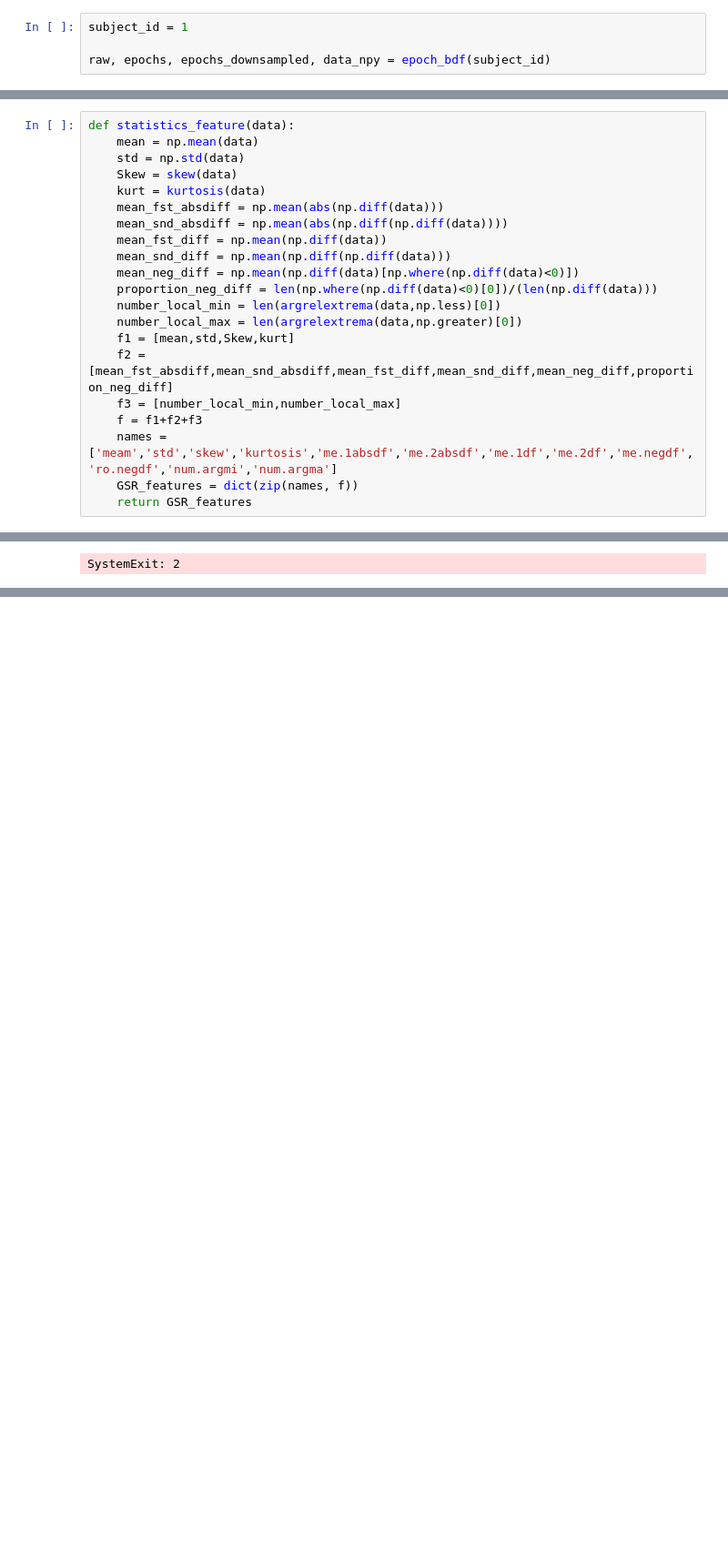
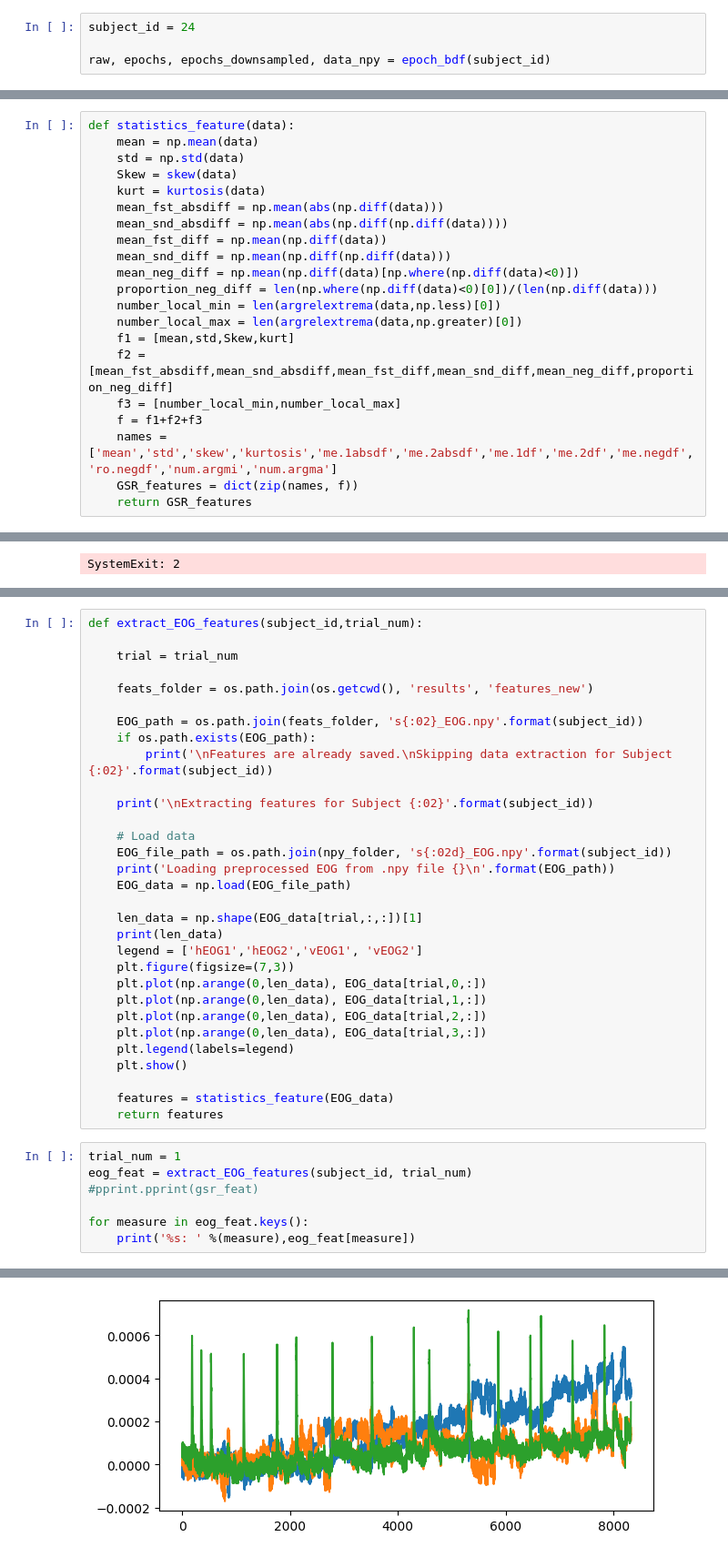
Before and after one commit to Simurgh818/BMED_6517_emotional_state_classifier, a Jupyter notebook: emotional_state_classifier.ipynb, the cells around one changed output, grey strips where cells are left out. Shown at 91% size. Saved outputs shown, nothing was run; the diff lists cells and outputs as text; blank space fills up the shorter version.

Commit message:
drafting EMG and EOG feature extraction functions.

```diff
--- a/emotional_state_classifier.ipynb
+++ b/emotional_state_classifier.ipynb
@@ -144,7 +150,7 @@ def epoch_bdf(subject_id):
     print('Finished.')
     return raw, epochs, epochs_downsampled, data_npy
 # %%
-subject_id = 1
+subject_id = 24
 
 raw, epochs, epochs_downsampled, data_npy = epoch_bdf(subject_id)
 # %% [output]
@@ -301,7 +296,7 @@ def statistics_feature(data):
     f2 = [mean_fst_absdiff,mean_snd_absdiff,mean_fst_diff,mean_snd_diff,mean_neg_diff,proportion_neg_diff]
     f3 = [number_local_min,number_local_max]
     f = f1+f2+f3
-    names = ['meam','std','skew','kurtosis','me.1absdf','me.2absdf','me.1df','me.2df','me.negdf','ro.negdf','num.argmi','num.argma']
+    names = ['mean','std','skew','kurtosis','me.1absdf','me.2absdf','me.1df','me.2df','me.negdf','ro.negdf','num.argmi','num.argma']
     GSR_features = dict(zip(names, f))
     return GSR_features
 # %%
@@ -522,0 +507,39 @@ SystemExit: 2
+# %%
+def extract_EOG_features(subject_id,trial_num):
+
+    trial = trial_num
+
+    feats_folder = os.path.join(os.getcwd(), 'results', 'features_new')
+
+    EOG_path = os.path.join(feats_folder, 's{:02}_EOG.npy'.format(subject_id))
+    if os.path.exists(EOG_path):
+        print('\nFeatures are already saved.\nSkipping data extraction for Subject {:02}'.format(subject_id))
+
+    print('\nExtracting features for Subject {:02}'.format(subject_id))
+
+    # Load data
+    EOG_file_path = os.path.join(npy_folder, 's{:02d}_EOG.npy'.format(subject_id))
+    print('Loading preprocessed EOG from .npy file {}\n'.format(EOG_path))
+    EOG_data = np.load(EOG_file_path)
+
+    len_data = np.shape(EOG_data[trial,:,:])[1]
+    print(len_data)
+    legend = ['hEOG1','hEOG2','vEOG1', 'vEOG2']
+    plt.figure(figsize=(7,3))
+    plt.plot(np.arange(0,len_data), EOG_data[trial,0,:])
+    plt.plot(np.arange(0,len_data), EOG_data[trial,1,:])
+    plt.plot(np.arange(0,len_data), EOG_data[trial,2,:])
+    plt.plot(np.arange(0,len_data), EOG_data[trial,3,:])
+    plt.legend(labels=legend)
+    plt.show()
+
+    features = statistics_feature(EOG_data)
+    return features
+# %%
+trial_num = 1
+eog_feat = extract_EOG_features(subject_id, trial_num)
+#pprint.pprint(gsr_feat)
+
+for measure in eog_feat.keys():
+    print('%s: ' %(measure),eog_feat[measure])
+# %% [output]
@@ -522,0 +551 @@ SystemExit: 2
+[figure, added]
```
Also changed, not shown: parts of 13 cells of this notebook, 4 other files.
